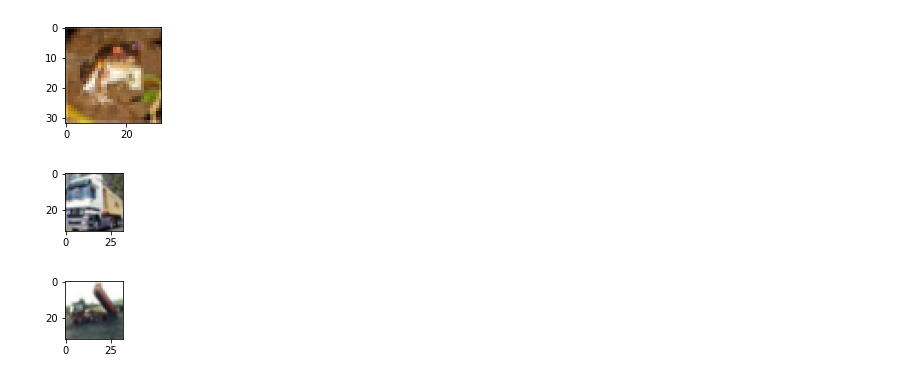
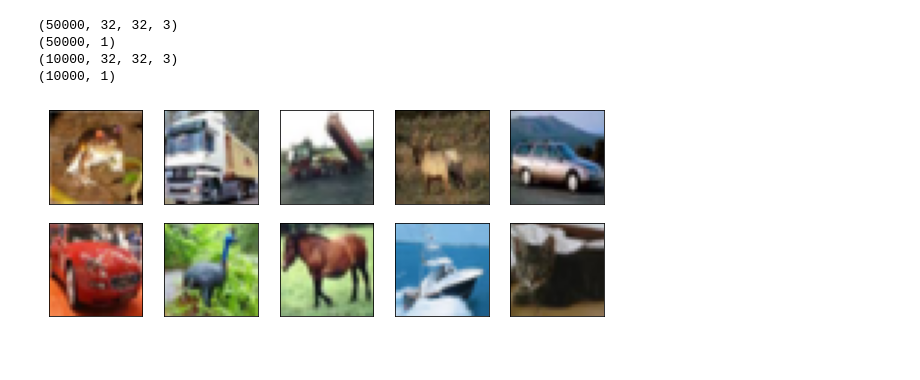
Before and after one commit to smaxiso/Image-classification, a Jupyter notebook: cifar.ipynb, the cells around one changed output. Saved outputs shown, nothing was run; the diff lists cells and outputs as text; code cells hidden in the pictures.

```diff
--- a/cifar.ipynb
+++ b/cifar.ipynb
@@ -34,16 +29,34 @@ Downloading data from https://github.com/fchollet/deep-learning-models/releases/
+# %%
+#viewing the test-train splitted data
+
+print(train_X.shape)
+print(train_Y.shape)
+print(test_X.shape)
+print(test_Y.shape)
+# %% [output]
+(50000, 32, 32, 3)
+(50000, 1)
+(10000, 32, 32, 3)
+(10000, 1)
 # %%
 #Plot some images from the dataset to visualize the dataset
 
-n=3
+class_names = ['airplane', 'automobile', 'bird', 'cat', 'deer',
+               'dog', 'frog', 'horse', 'ship', 'truck']
+
 plt.figure(figsize=(10,10))
-for i in range(n):
-  plt.subplot(350+1+i)
-  plt.imshow(train_X[i])
-  plt.show()
+for i in range(10):
+    plt.subplot(5,5,i+1)
+    plt.xticks([])
+    plt.yticks([])
+    plt.grid(False)
+    plt.imshow(train_X[i], cmap=plt.cm.binary)
+    # The CIFAR labels happen to be arrays,
+    # which is why you need the extra index
+    #plt.xlabel(class_names[train_Y[i][0]])
+plt.show()
 # %% [output]
-[figure, old version]
+[figure, new version]
-[figure, removed]
-[figure, removed]
 # %%
 #Import the required layers and modules to create our convolution neural net architecture
 
```
Also changed, not shown: parts of 29 cells of this notebook, 1 other file.
